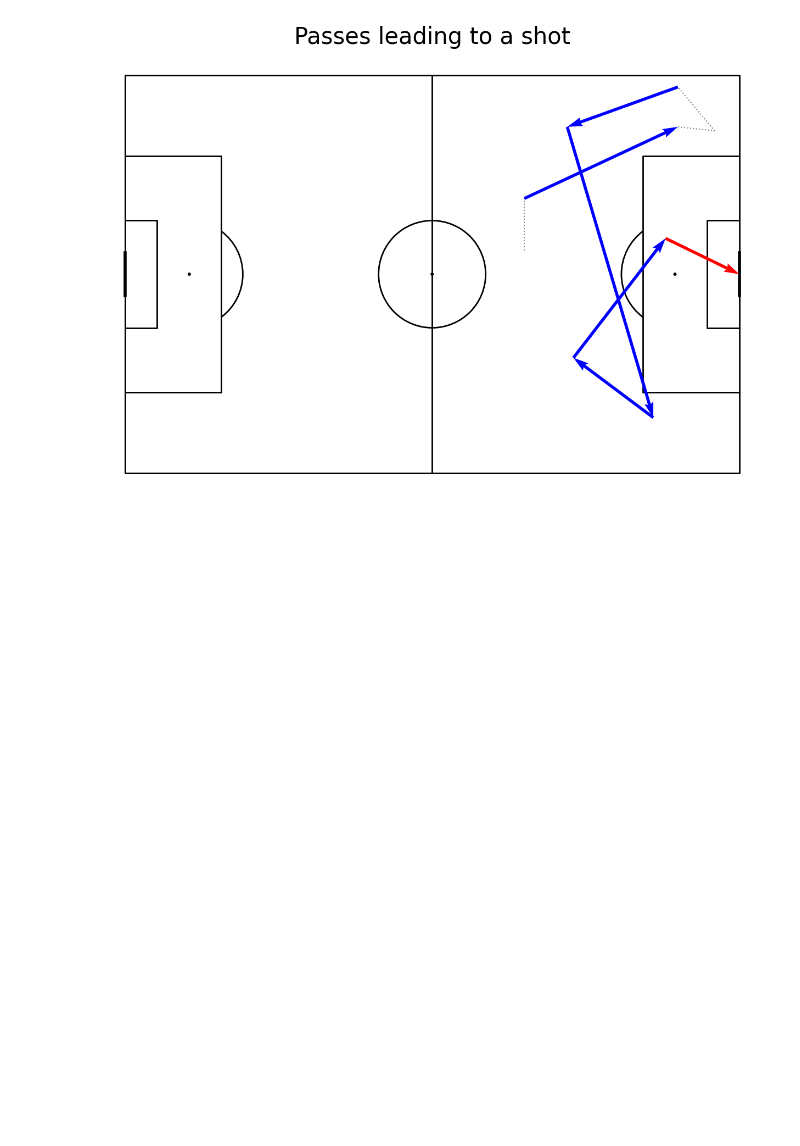
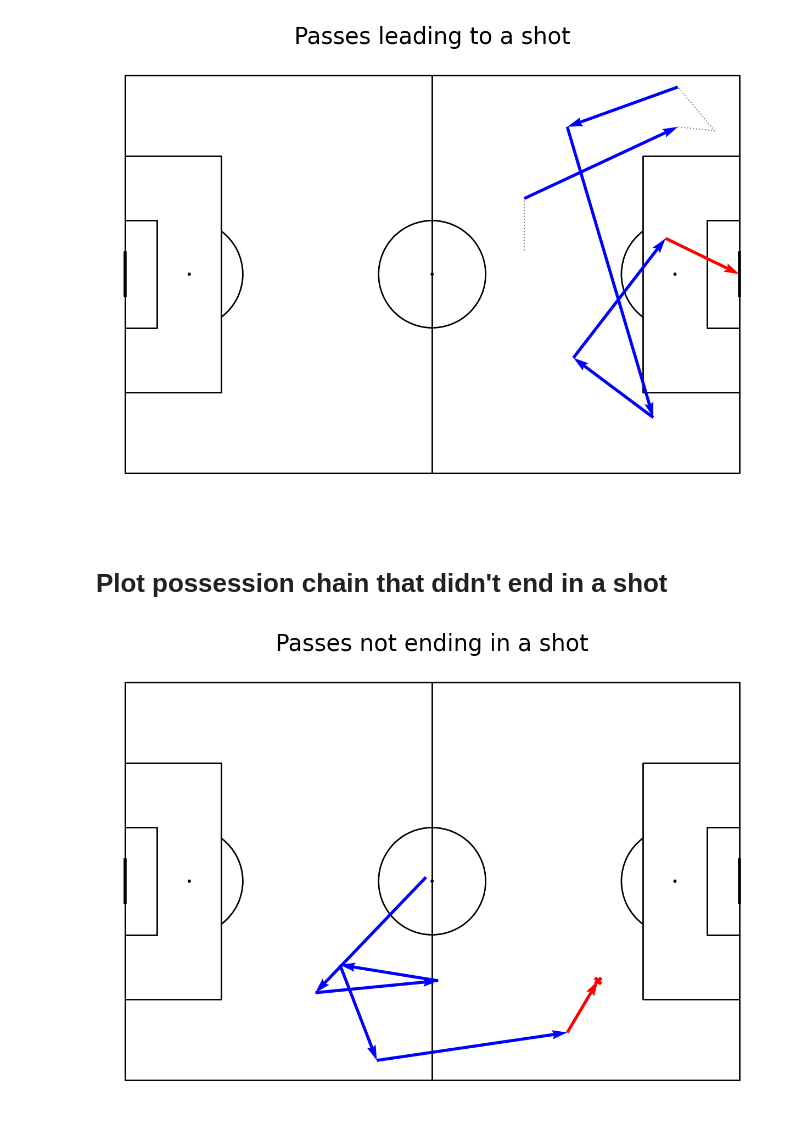
Before and after one commit to MarijnSt/soccermatics, a Jupyter notebook: 4-valuing-actions/1-5-possession-chains.ipynb, the cells around one changed output. Saved outputs shown, nothing was run; the diff lists cells and outputs as text; code cells hidden in the pictures; blank space fills up the shorter version.

```diff
--- a/4-valuing-actions/1-5-possession-chains.ipynb
+++ b/4-valuing-actions/1-5-possession-chains.ipynb
@@ -218,3 +386,35 @@ ax['title'].text(0.5, 0.5, 'Passes leading to a shot', ha='center', va='center',
 plt.show()
 # %% [output]
 [figure]
+# %% [markdown]
+# Plot possession chain that didn't end in a shot
+# %%
+# Get chain
+chain = df[df["possession_chain"] == 0]
+
+# Split passes, other events and badd pass
+passes = chain.loc[chain["eventName"].isin(["Pass", "Free Kick"])].iloc[:-1]
+not_passes = chain.loc[(chain["eventName"] != "Pass") & (chain["eventName"] != "Free Kick")].iloc[:-1]
+bad_pass = chain.iloc[-1]
+
+# Init plot and pitch
+pitch = Pitch(line_color='black',pitch_type='custom', pitch_length=105, pitch_width=68, line_zorder = 2)
+fig, ax = pitch.grid(grid_height=0.9, title_height=0.06, axis=False,
+                     endnote_height=0.04, title_space=0, endnote_space=0)
+
+# Plot passes
+pitch.arrows(passes["x0"], passes["y0"], passes["x1"], passes["y1"], ax=ax["pitch"], color="blue", zorder=3)
+
+# Plot bad pass
+pitch.arrows(bad_pass["x0"], bad_pass["y0"], bad_pass["x1"], bad_pass["y1"], ax=ax["pitch"], color="red", zorder=3)
+
+# Plot end of chain
+pitch.scatter(bad_pass["x1"], bad_pass["y1"], color="red", marker="X", s=100, ax=ax["pitch"], zorder=4)
+
+# Plot other events
+pitch.lines(not_passes["x0"], not_passes["y0"], not_passes["x1"], not_passes["y1"], ax=ax["pitch"], color="grey", lw=1.5, ls="dotted")
+
+ax['title'].text(0.5, 0.5, 'Passes not ending in a shot', ha='center', va='center', fontsize=30)
+plt.show()
+# %% [output]
+[figure, added]
```
Also changed, not shown: parts of 7 cells of this notebook.
